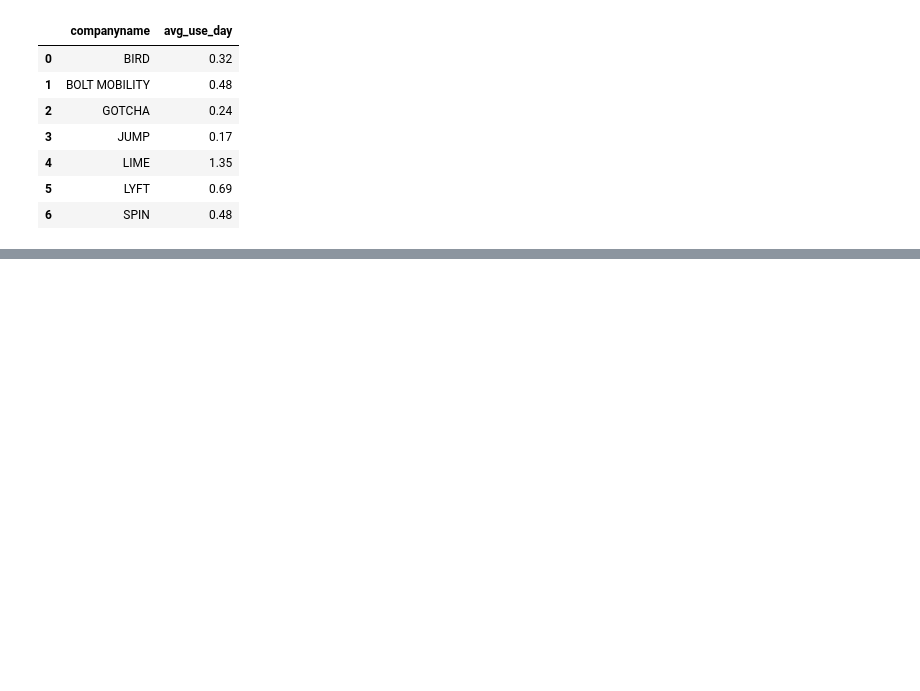
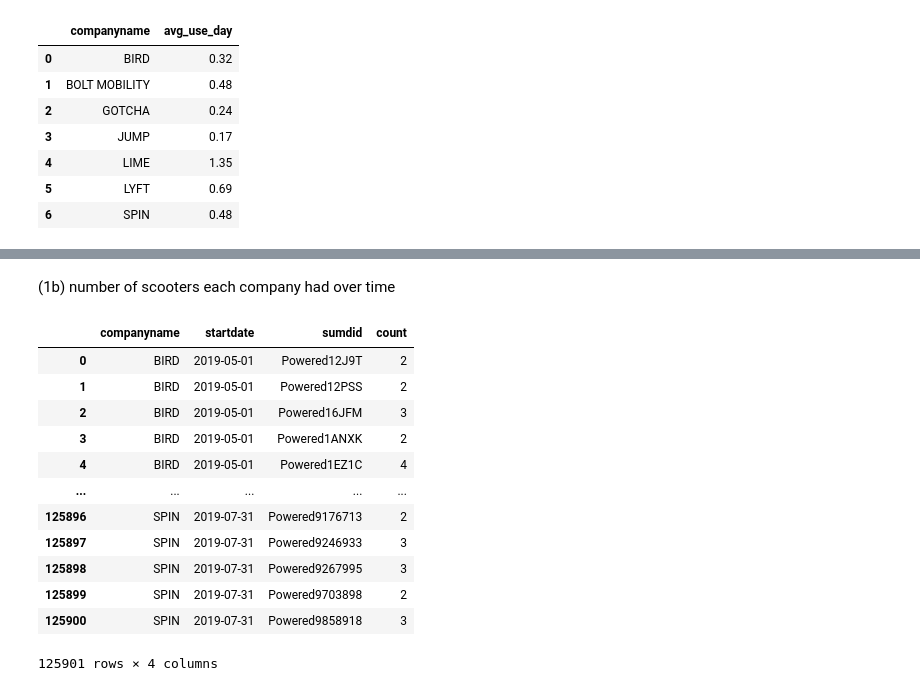
Before and after one commit to NSS-Data-Analytics-Cohort-10/scooters-group-3, a Jupyter notebook: notebooks/scooters_unfinished_work.ipynb, the cells around one changed output, grey strips where cells are left out. Drawn from its saved outputs; the diff is of its cells as text; code cells hidden in the pictures; blank space fills up the shorter version.

```diff
--- a/notebooks/scooters_unfinished_work.ipynb
+++ b/notebooks/scooters_unfinished_work.ipynb
@@ -343,0 +490,37 @@ USESCOOTERCOM
+# %% [markdown]
+(1b) number of scooters each company had over time
+# %%
+SCOOTERUSAGE = '''
+SELECT
+UPPER(COMPANYNAME) COMPANYNAME,
+STARTDATE,
+SUMDID,
+COUNT(TRIPRECORDNUM) COUNT
+FROM
+TRIPS T
+WHERE SUMDID IN
+(SELECT SUMDID FROM SCOOTERS  WHERE UPPER(SUMDGROUP) ='SCOOTER')
+AND T.tripduration > 1 AND T.tripduration < 1440 AND TRIPRECORDNUM IS NOT NULL
+GROUP BY
+UPPER(COMPANYNAME),
+STARTDATE,
+SUMDID
+HAVING COUNT(TRIPRECORDNUM) >1
+ORDER BY STARTDATE,UPPER(COMPANYNAME)
+'''
+USE = pd.read_sql_query(SCOOTERUSAGE, engine)
+USE
+# %% [output]
+|  | companyname | startdate | sumdid | count |
+| 0 | BIRD | 2019-05-01 | Powered12J9T | 2 |
+| 1 | BIRD | 2019-05-01 | Powered12PSS | 2 |
+| 2 | BIRD | 2019-05-01 | Powered16JFM | 3 |
+| 3 | BIRD | 2019-05-01 | Powered1ANXK | 2 |
+| 4 | BIRD | 2019-05-01 | Powered1EZ1C | 4 |
+| ... | ... | ... | ... | ... |
+| 125896 | SPIN | 2019-07-31 | Powered9176713 | 2 |
+| 125897 | SPIN | 2019-07-31 | Powered9246933 | 3 |
+| 125898 | SPIN | 2019-07-31 | Powered9267995 | 3 |
+| 125899 | SPIN | 2019-07-31 | Powered9703898 | 2 |
+| 125900 | SPIN | 2019-07-31 | Powered9858918 | 3 |
+125901 rows × 4 columns
```
Also changed, not shown: parts of 13 cells of this notebook.
